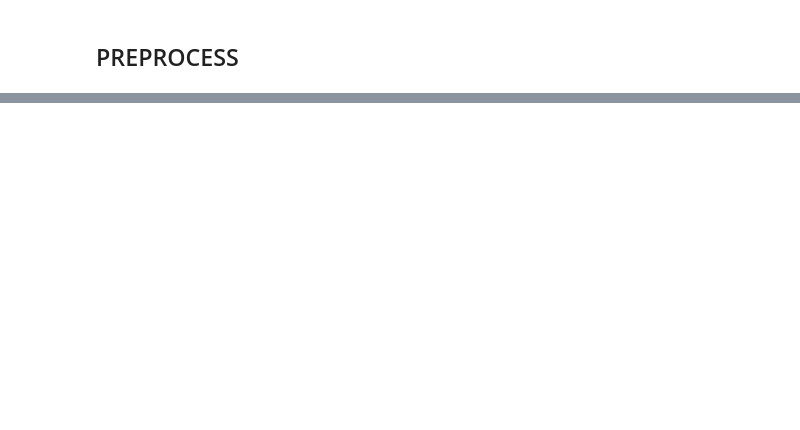
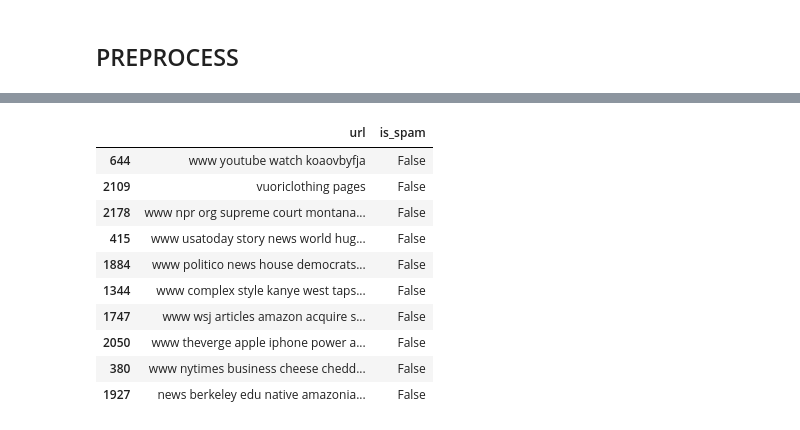
Before and after one commit to sgso-free/NLP_Project_Tutorial, a Jupyter notebook: src/explore.ipynb, the cells around one changed output, grey strips where cells are left out. Drawn from its saved outputs; the diff is of its cells as text; code cells hidden in the pictures; blank space fills up the shorter version.

```diff
--- a/src/explore.ipynb
+++ b/src/explore.ipynb
@@ -130,0 +93,24 @@ Name: proto, dtype: int64
+# %%
+def clean_data(urlData):
+
+    #remove punctuation, digit, simbols
+    urlData = re.sub('[^a-zA-Z]', ' ', urlData)
+
+    #duplicate space
+    urlData = re.sub(r'\s+', ' ',  urlData)
+    #urlData=" ".join(urlData.split())
+
+    urlData = re.sub(r'\b[a-zA-Z]\b', ' ',urlData)  #\b word boundary
+
+    urlData = urlData.strip()   #remove space on right and left include tab
+    return urlData
+
+#print(df_interim['url'][2])
+#clean_data(df_interim['url'][2])
+# %%
+#Texto a minúscula
+df_raw['url'] = df_raw['url'].str.lower()
+
+#clean-data
+df_interim['url'] = df_interim['url'].apply(clean_data)
+df_interim['url'].head(10)
@@ -130,0 +129,33 @@ Name: proto, dtype: int64
+# %%
+#fuction to reove stopwords
+stopWord = ['is','you','your','and', 'the', 'to', 'from', 'or', 'I', 'for', 'do', 'get', 'not', 'here', 'in', 'im', 'have', 'on',
+'re', 'https', 'com', 'of']
+#include https,  have http not secure urls, and other
+#include com, have other like edu
+
+def remove_stopwords(urlData):
+  if urlData is not None:
+    words = urlData.strip().split()
+    words_filtered = []
+    for word in words:
+      if word not in stopWord:
+        words_filtered.append(word)
+    result = " ".join(words_filtered) #hace un join elemento por elemento separados por espacio
+  else:
+      result = None
+  return result
+# %%
+df_interim['url'] = df_interim['url'].apply(remove_stopwords)
+df_interim.sample(10)
+# %% [output]
+|  | url | is_spam |
+| 644 | www youtube watch koaovbyfja | False |
+| 2109 | vuoriclothing pages | False |
+| 2178 | www npr org supreme court montana... | False |
+| 415 | www usatoday story news world hug... | False |
+| 1884 | www politico news house democrats... | False |
+| 1344 | www complex style kanye west taps... | False |
+| 1747 | www wsj articles amazon acquire s... | False |
+| 2050 | www theverge apple iphone power a... | False |
+| 380 | www nytimes business cheese chedd... | False |
+| 1927 | news berkeley edu native amazonia... | False |
```
Also changed, not shown: parts of 32 cells of this notebook, 2 other files.
